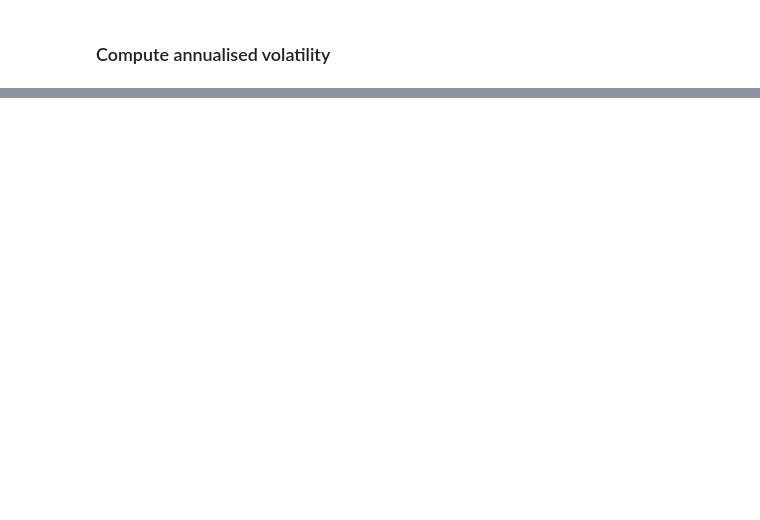
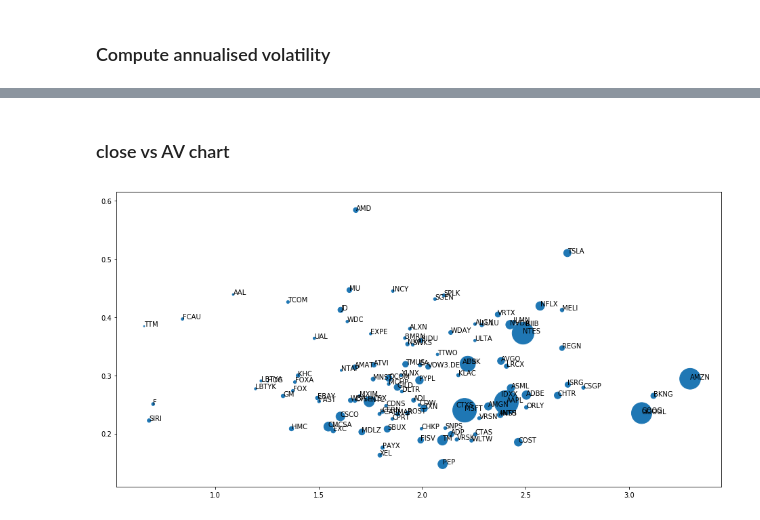
Before and after one commit to deepak-karkala/articles, a Jupyter notebook: tesla_stock/notebooks/tesla_stock_story.ipynb, the cells around one changed output, grey strips where cells are left out. Drawn from its saved outputs; the diff is of its cells as text; code cells hidden in the pictures; blank space fills up the shorter version.

```diff
--- a/tesla_stock/notebooks/tesla_stock_story.ipynb
+++ b/tesla_stock/notebooks/tesla_stock_story.ipynb
@@ -22,0 +147,6 @@ dfc.head(2)
+# %%
+#url = "https://www.nasdaq.com/market-activity/stocks/tsla"
+#url = "https://www.nasdaq.com/market-activity/stocks/tsla/price-earnings-peg-ratios"
+dfac = pd.read_csv("data/all_companies_list.csv")
+dfcd = pd.DataFrame(columns=["symbol", "prev_close", "year_low", "year_high", "volume", "beta", "pe_ratio", "eps"])
+dfcd.to_csv("data/all_companies_data.csv", index=False)
@@ -127,0 +436,6 @@ dfmv.to_csv("data/nasdaq_top100_mcap_av.csv", index=False)
+# %%
+df = pd.read_csv("data/all_companies_all_data.csv")
+dfc = df[pd.isnull(df["av"])].copy()
+dfr = pd.read_csv("data/other_auto_companies_stock_data.csv", header=None)
+dfr.columns = ["id", "symbol", "date", "close"]
+dfr["symbol"].unique()
@@ -127,0 +500,7 @@ dfmv.to_csv("data/nasdaq_top100_mcap_av.csv", index=False)
+# %%
+#dfmv = pd.read_csv("data/nasdaq_top100_mcap_av.csv")
+#dfad = pd.read_csv("data/all_companies_all_data.csv")
+#df = dfad.set_index("symbol").join(dfmv[["symbol", "av"]].set_index("symbol")).reset_index()
+#df.to_csv("data/all_companies_all_data.csv", index=False)
+df = pd.read_csv("data/all_companies_all_data.csv")
+df
@@ -127,0 +526,18 @@ dfmv.to_csv("data/nasdaq_top100_mcap_av.csv", index=False)
+# %%
+df = df[~(df["symbol"]=="GOOGL")]
+df.to_csv("data/all_companies_all_data.csv", index=False)
+# %% [markdown]
+### close vs AV chart
+# %%
+dfp = df[~pd.isnull(df["av"])].copy()
+#dfp = df.copy()
+x = np.log10(dfp["prev_close"])
+z = dfp["market_cap"]
+y = dfp["av"]
+fig, ax = plt.subplots(figsize=(16,8))
+ax.scatter(x, y, s=z/1e9)
+
+for i in range(len(dfp)):
+    ax.annotate(dfp.iloc[i]["symbol"], (x[i], y[i]))
+# %% [output]
+[figure, added]
```
Also changed, not shown: parts of 28 cells of this notebook, 42 other files.
